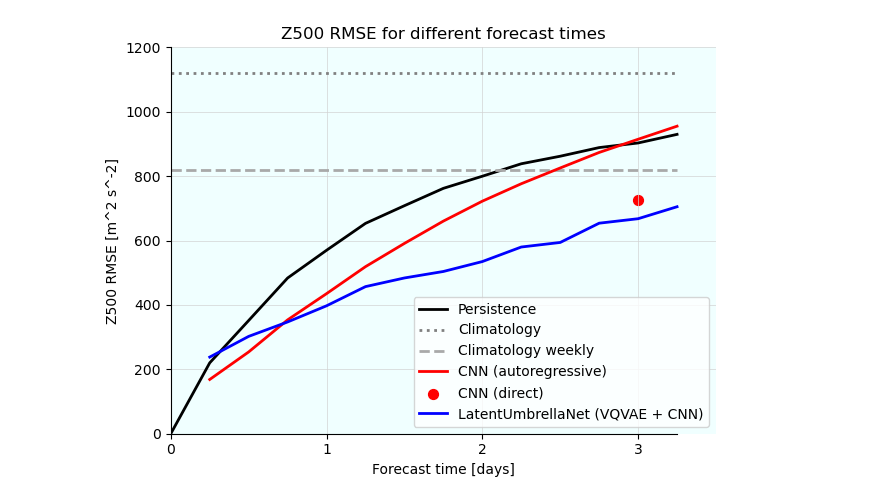
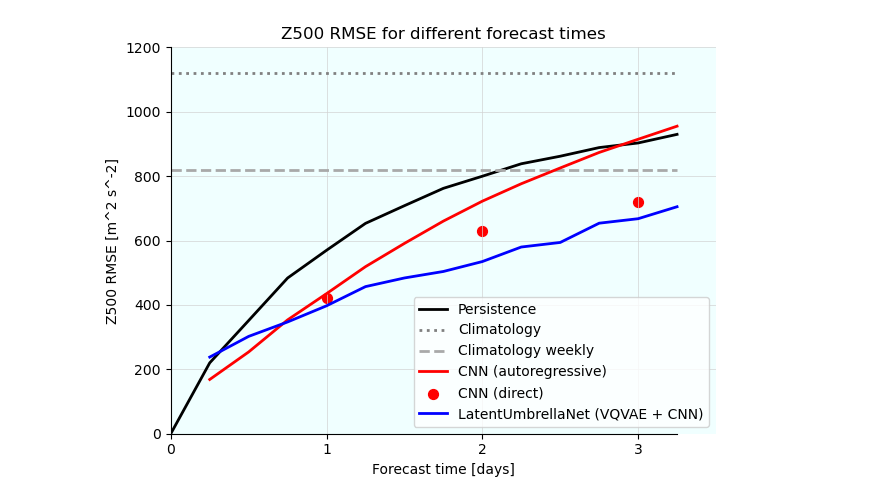
Before and after one commit to HendricSch/LatentUmbrellaNet, a Jupyter notebook: baseline_network.ipynb, the cells around one changed output. Drawn from its saved outputs; the diff is of its cells as text; code cells hidden in the pictures.

```diff
--- a/baseline_network.ipynb
+++ b/baseline_network.ipynb
@@ -363,13 +445,19 @@ climatology = np.ones_like(time) * 1120
 climatology_weekly = np.ones_like(time) * 820
 cnn = [168.47, 253.97, 353.58, 435.05, 518.84, 591.09, 660.36, 722.21, 776.36, 825.33, 873.55, 914.53, 955.13]
 lun = [238.0, 302.29, 347.12, 397.29, 456.87, 483.74, 503.89, 534.68, 579.85, 594.01, 653.85, 667.76, 704.96]
+# lun = [316.75, 378.72, 454.43, 520.99, 574.69, 647.71, 678.19, 755.44, 764.5, 807.95, 894.77, 904.29, 941.6]
+# lun = [317.62, 376.64, 441.42, 503.1, 550.75, 604.32, 661.34, 703.79, 743.75, 774.96, 813.58, 845.04, 863.63]
+# lun2 = [322.08, 375.47, 436.73, 487.63, 546.71, 594.14, 642.63, 680.91, 724.25, 763.67, 785.53, 819.07, 840.47]
 
 plt.plot(time, persistence, label="Persistence", color="black", linestyle="-", linewidth=2)
 plt.plot(time, climatology, label="Climatology", color="gray", linestyle="dotted", linewidth=2)
 plt.plot(time, climatology_weekly, label="Climatology weekly", color="darkgray", linestyle="--", linewidth=2)
 plt.plot(time[1:], cnn, label="CNN (autoregressive)", color="red", linestyle="-", linewidth=2)
-plt.scatter([3], [726], color="red", marker="o", s=50, label="CNN (direct)")
+plt.scatter([1], [423], color="red", marker="o", s=50)
+plt.scatter([2], [631], color="red", marker="o", s=50, label="CNN (direct)")
+plt.scatter([3], [720], color="red", marker="o", s=50)
 plt.plot(time[1:], lun, label="LatentUmbrellaNet (VQVAE + CNN)", color="blue", linestyle="-", linewidth=2)
+# plt.plot(time[1:], lun2, label="LatentUmbrellaNet (VQVAE + CNN) 2", color="orange", linestyle="-", linewidth=2)
 
 plt.xticks([0, 1, 2, 3])
 plt.xlim(0, 3.5)
@@ -378,31 +466,31 @@ plt.xlabel("Forecast time [days]")
 plt.yticks([0, 200, 400, 600, 800, 1000, 1200])
 plt.ylim(0, 1200)
 plt.ylabel("Z500 RMSE [m^2 s^-2]")
 
 plt.title("Z500 RMSE for different forecast times")
 
 plt.legend()
 
 plt.grid(
     axis="both",
     linestyle="-",
     linewidth=0.5,
     color="lightgray",
     which="major"
 )
 
 # remove borders
 plt.gca().spines["top"].set_visible(False)
 plt.gca().spines["right"].set_visible(False)
 
 # more fancy plot
 plt.gca().spines["left"].set_bounds(0, 1200)
 plt.gca().spines["bottom"].set_bounds(0, 3.25)
 
 # tight layout
 plt.tight_layout()
 
 # background color light gray
 plt.gca().set_facecolor("azure")
 # %% [output]
-[figure, old version]
+[figure, new version]
```
Also changed, not shown: parts of 5 cells of this notebook, 17 other files.
